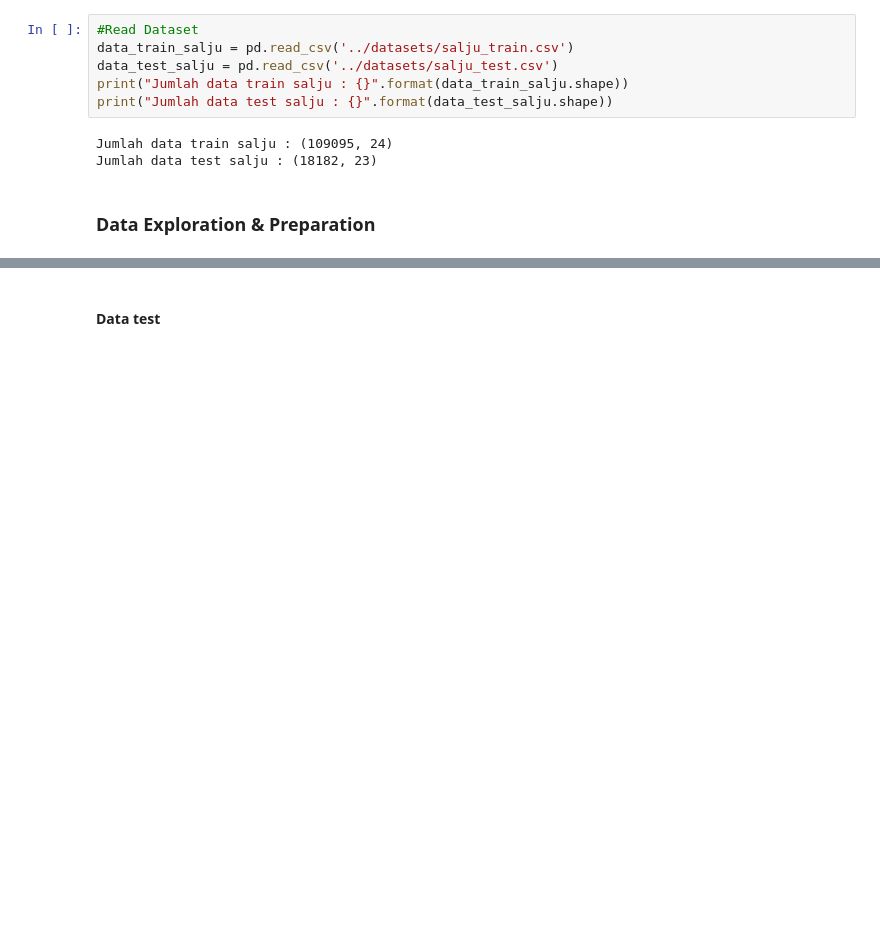
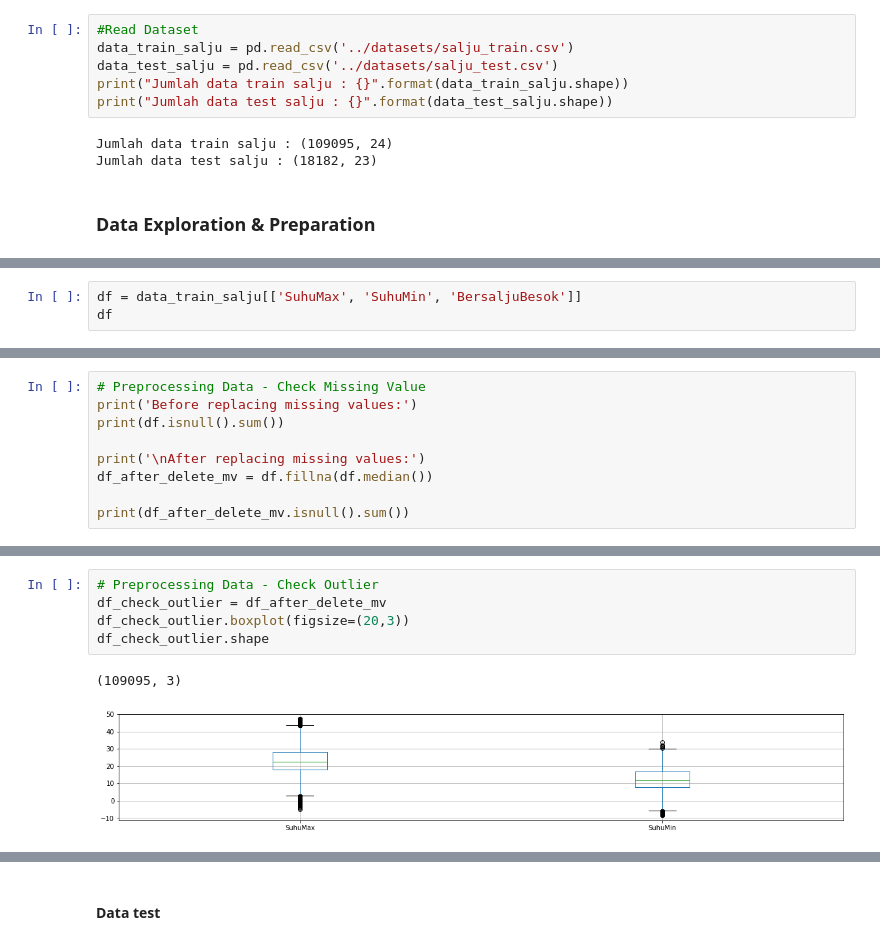
Before and after one commit to ichlasul0899/Klasifikasi-Salju-, a Jupyter notebook: code/Untitled.ipynb, the cells around one changed output, grey strips where cells are left out. Saved outputs shown, nothing was run; the diff lists cells and outputs as text; blank space fills up the shorter version.

```diff
--- a/code/Untitled.ipynb
+++ b/code/Untitled.ipynb
@@ -281,0 +161,3 @@ array([[0.44575472, 0.38963532, 0.01293801, ..., 0.        , 0.        ,
+# %%
+df = data_train_salju[['SuhuMax', 'SuhuMin', 'BersaljuBesok']]
+df
@@ -281,0 +178,9 @@ array([[0.44575472, 0.38963532, 0.01293801, ..., 0.        , 0.        ,
+# %%
+# Preprocessing Data - Check Missing Value
+print('Before replacing missing values:')
+print(df.isnull().sum())
+
+print('\nAfter replacing missing values:')
+df_after_delete_mv = df.fillna(df.median())
+
+print(df_after_delete_mv.isnull().sum())
@@ -281,0 +199,8 @@ array([[0.44575472, 0.38963532, 0.01293801, ..., 0.        , 0.        ,
+# %%
+# Preprocessing Data - Check Outlier
+df_check_outlier = df_after_delete_mv
+df_check_outlier.boxplot(figsize=(20,3))
+df_check_outlier.shape
+# %% [output]
+(109095, 3)
+[figure, added]
```
Also changed, not shown: parts of 73 cells of this notebook.
